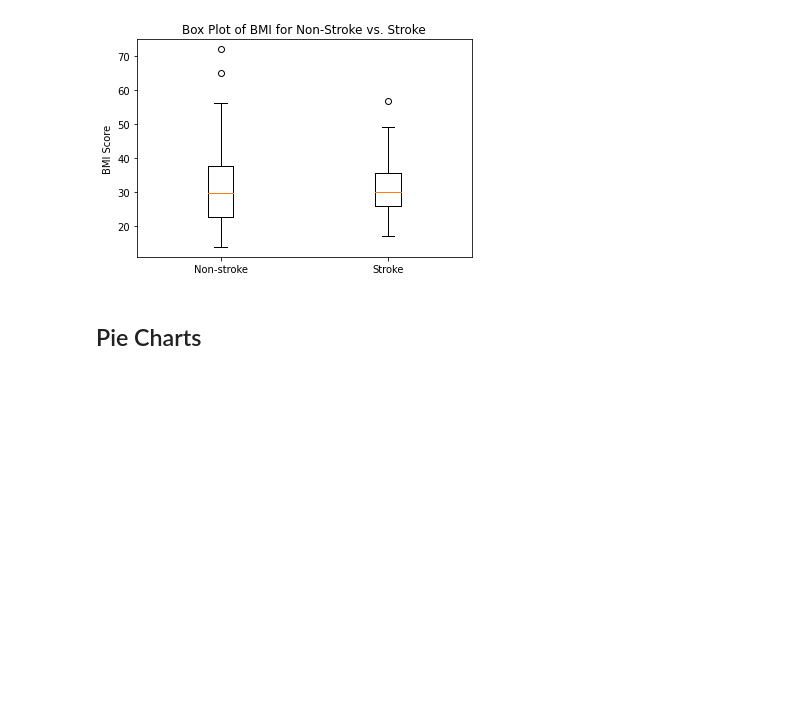
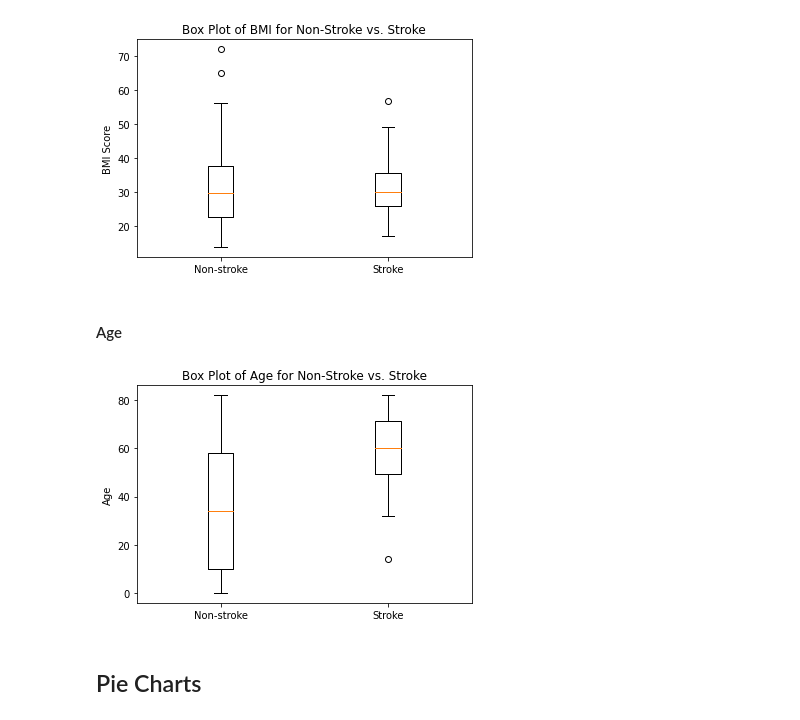
Before and after one commit to nalger2/cpsc-322-final-project, a Jupyter notebook: eda_code.ipynb, the cells around one changed output. Drawn from its saved outputs; the diff is of its cells as text; code cells hidden in the pictures; blank space fills up the shorter version.

Commit message:
added age box plot

```diff
--- a/eda_code.ipynb
+++ b/eda_code.ipynb
@@ -230,6 +230,33 @@ myEDA.plot_utils.box_plot([bmi_non_stroke_values, bmi_stroke_values], \
     ["Non-stroke", "Stroke"], "Box Plot of BMI for Non-Stroke vs. Stroke", None, "BMI Score")
 # %% [output]
 [figure]
+# %% [markdown]
+#### Age
+# %%
+importlib.reload(myEDA.utils)
+import myEDA.utils as eda_utils
+importlib.reload(myEDA.plot_utils)
+import myEDA.plot_utils as plot_utils
+
+non_stroke = [] # class label is 0.0
+stroke = [] # class label is 1.0
+for row in table.data: # for uncleaned data
+    if row[-1] == 0.0:
+        non_stroke.append(row) # row is 0.0, append to non-stroke
+    else:
+        stroke.append(row) # row is 1.0, append to stroke
+
+age_non_stroke_values, age_non_stroke_count = eda_utils.get_frequencies(non_stroke, table.column_names, "age")
+#print(bmi_non_stroke_values)
+#print(bmi_non_stroke_count)
+age_stroke_values, age_stroke_count = eda_utils.get_frequencies(stroke, table.column_names, "age")
+#print(bmi_stroke_values)
+#print(bmi_stroke_count)
+
+myEDA.plot_utils.box_plot([age_non_stroke_values, age_stroke_values], \
+    ["Non-stroke", "Stroke"], "Box Plot of Age for Non-Stroke vs. Stroke", None, "Age")
+# %% [output]
+[figure, added]
 # %% [markdown]
 ## Pie Charts
 # %% [markdown]
```
Also changed, not shown: parts of 1 cell of this notebook.
